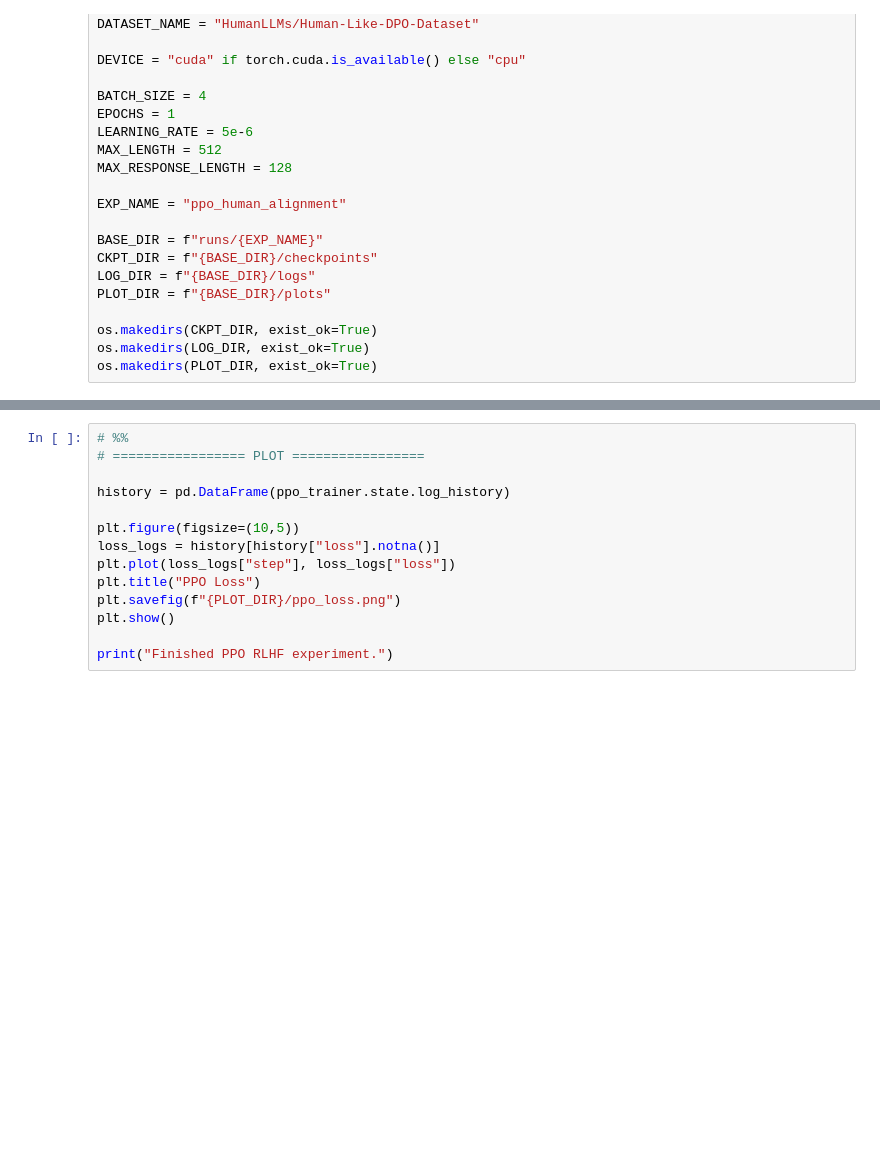
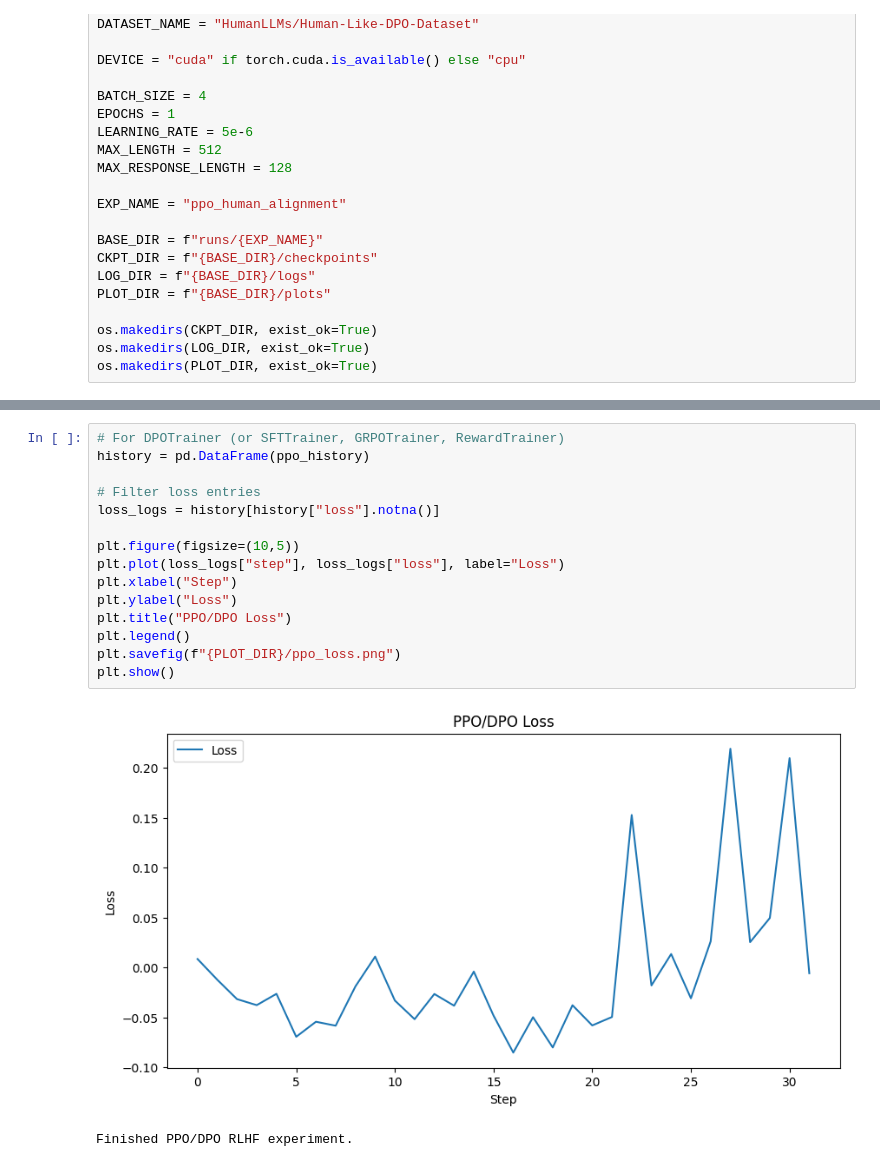
Before and after one commit to hoang-10n/Advanced-ASM1, a Jupyter notebook: ppo.ipynb, the cells around one changed output, grey strips where cells are left out. Saved outputs shown, nothing was run; the diff lists cells and outputs as text; blank space fills up the shorter version.

```diff
--- a/ppo.ipynb
+++ b/ppo.ipynb
@@ -239,14 +460,18 @@ print(metrics)
-# %%
-# %%
-# ================= PLOT =================
-
-history = pd.DataFrame(ppo_trainer.state.log_history)
-
-plt.figure(figsize=(10,5))
-loss_logs = history[history["loss"].notna()]
-plt.plot(loss_logs["step"], loss_logs["loss"])
-plt.title("PPO Loss")
-plt.savefig(f"{PLOT_DIR}/ppo_loss.png")
-plt.show()
-
-print("Finished PPO RLHF experiment.")
+# %%
+# For DPOTrainer (or SFTTrainer, GRPOTrainer, RewardTrainer)
+history = pd.DataFrame(ppo_history)
+
+# Filter loss entries
+loss_logs = history[history["loss"].notna()]
+
+plt.figure(figsize=(10,5))
+plt.plot(loss_logs["step"], loss_logs["loss"], label="Loss")
+plt.xlabel("Step")
+plt.ylabel("Loss")
+plt.title("PPO/DPO Loss")
+plt.legend()
+plt.savefig(f"{PLOT_DIR}/ppo_loss.png")
+plt.show()
+# %% [output]
+[figure, added]
+Finished PPO/DPO RLHF experiment.
```
Also changed, not shown: parts of 13 cells of this notebook, 6 other files.
